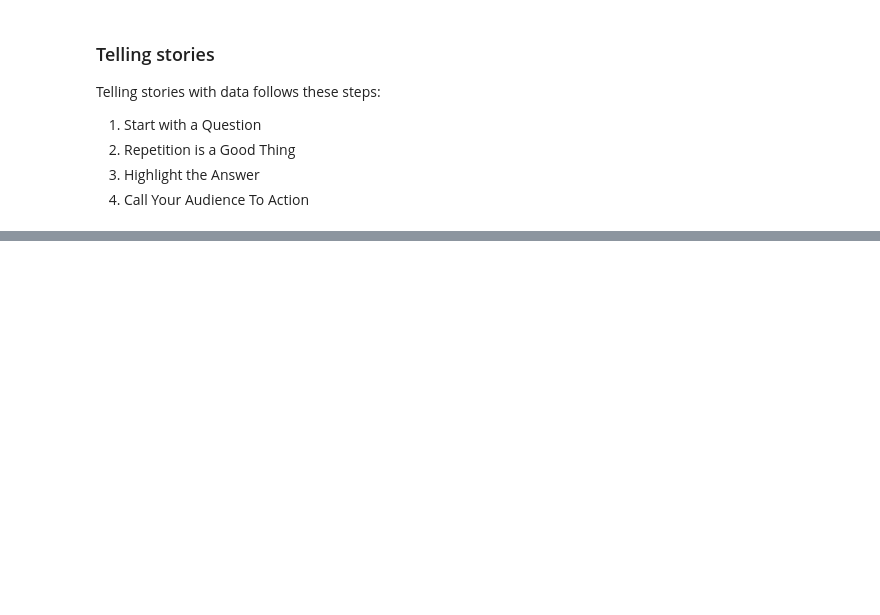
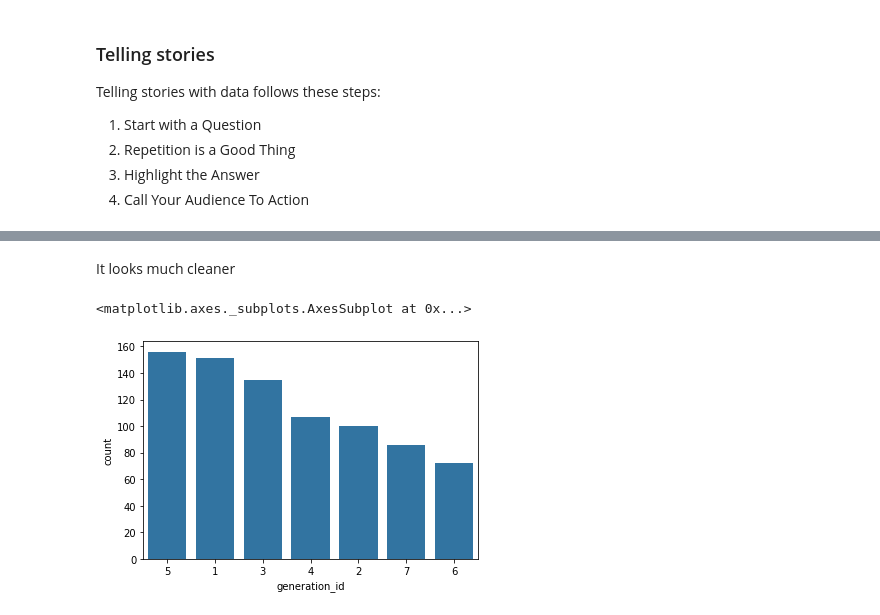
Before and after one commit to edifierxuhao/Data_visualization, a Jupyter notebook: Data_visualization_in_Data_analysis.ipynb, the cells around one changed output, grey strips where cells are left out. Saved outputs shown, nothing was run; the diff lists cells and outputs as text; code cells hidden in the pictures; blank space fills up the shorter version.

```diff
--- a/Data_visualization_in_Data_analysis.ipynb
+++ b/Data_visualization_in_Data_analysis.ipynb
@@ -170,0 +219,10 @@ All together, these libraries will allow you to visualize data in a balance of p
+# %% [markdown]
+It looks much cleaner
+# %%
+# then sorted the bars
+generation_order = pokemon.generation_id.value_counts().index
+sb.countplot(data = pokemon, x = 'generation_id',color = base_color,
+             order = generation_order)
+# %% [output]
+<matplotlib.axes._subplots.AxesSubplot at 0x...>
+[figure, added]
```
Also changed, not shown: parts of 27 cells of this notebook, 1 other file.
